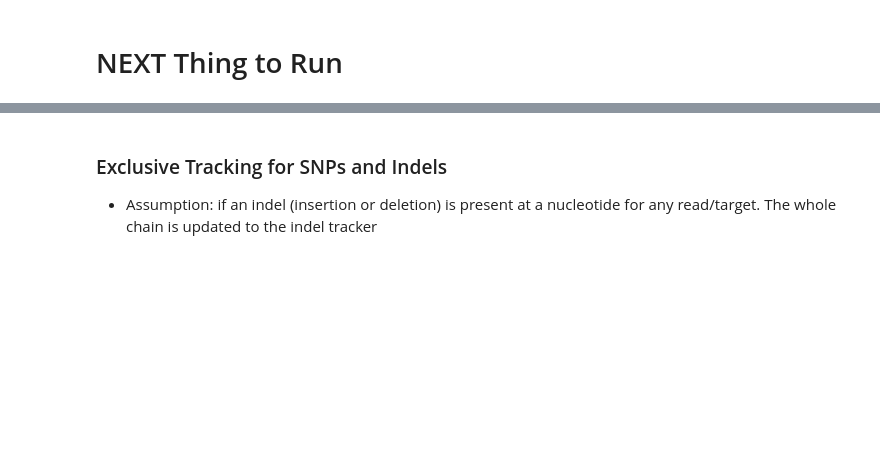
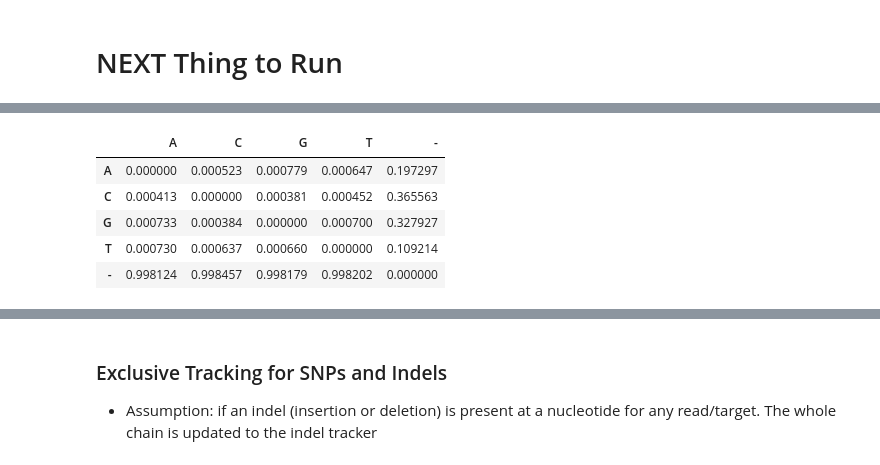
Before and after one commit to Davidebear/mutalib, a Jupyter notebook: tracking.ipynb, the cells around one changed output, grey strips where cells are left out. Drawn from its saved outputs; the diff is of its cells as text; code cells hidden in the pictures; blank space fills up the shorter version.

```diff
--- a/tracking.ipynb
+++ b/tracking.ipynb
@@ -552,11 +552,9 @@ with open( 'pickle/qscore_func_wRFP.pickle', 'wb') as f:
 # %%
 def update_counter(tracking, reads, df, idx, rfp=False):
     if rfp:
-        truth = df['contig']
+        true_nuc = df['contig'].iloc[idx]
     else:
-        truth = df['target']
-
-    true_nuc = truth.iloc[idx]
+        true_nuc = df['target'].iloc[idx]
     chr_tnuc = chr(true_nuc)
 
     for r in reads:
@@ -619,0 +666,12 @@ with open('pickle/cond_err_indels_bfp.pickle', 'wb') as f:
+# %%
+indelsbfp = pd.DataFrame(cond_err_indels)
+indelsbfp /= np.sum(indelsbfp, axis=0)
+indelsbfp.index = ['A', 'C', 'G', 'T', '-']
+indelsbfp
+# %% [output]
+|  | A | C | G | T | - |
+| A | 0.000000 | 0.000523 | 0.000779 | 0.000647 | 0.197297 |
+| C | 0.000413 | 0.000000 | 0.000381 | 0.000452 | 0.365563 |
+| G | 0.000733 | 0.000384 | 0.000000 | 0.000700 | 0.327927 |
+| T | 0.000730 | 0.000637 | 0.000660 | 0.000000 | 0.109214 |
+| - | 0.998124 | 0.998457 | 0.998179 | 0.998202 | 0.000000 |
```
Also changed, not shown: parts of 6 cells of this notebook.
